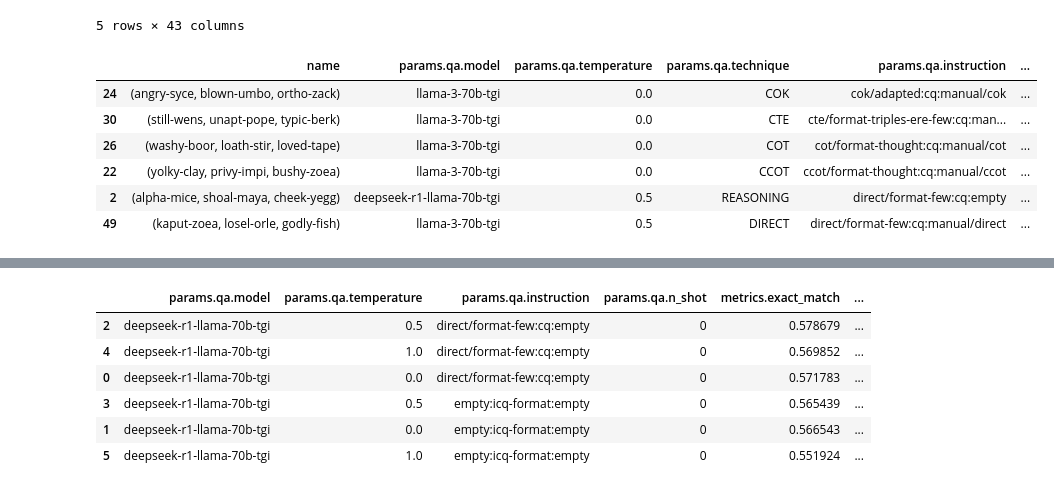
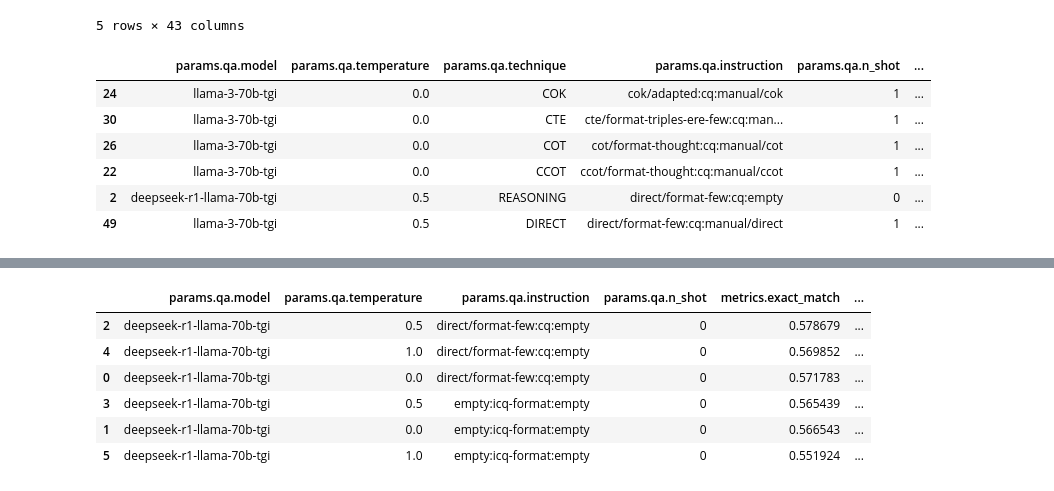
Before and after one commit to bdsaglam/pipeline-mhqa-manual, a Jupyter notebook: nbs/musique-full-manual-new/compare-technique.ipynb, the cells around one changed output, grey strips where cells are left out. Drawn from its saved outputs; the diff is of its cells as text; code cells hidden in the pictures.

Commit message:
few-shot reasoning

```diff
--- a/nbs/musique-full-manual-new/compare-technique.ipynb
+++ b/nbs/musique-full-manual-new/compare-technique.ipynb
@@ -51,20 +51,20 @@ df.head()
 # %%
 avg_df = (
     df.groupby(target_param_cols)[["name", *metric_cols]]
     .agg({"name": tuple, "metrics.exact_match": "mean", "metrics.f1": "mean"})
     .reset_index()
 )
 # find the rows with max f1 score for each technique group
 max_f1_rows = avg_df.groupby("params.qa.technique")["metrics.f1"].idxmax()
 best_df = avg_df.loc[
     max_f1_rows, ["name"] + target_param_cols + metric_cols[:2]
 ].sort_values("metrics.f1", ascending=False)
-best_df
+best_df.drop(columns=['name'])
 # %% [output]
-|  | name | params.qa.model | params.qa.temperature | params.qa.technique | params.qa.instruction | ... |
-| 24 | (angry-syce, blown-umbo, ortho-zack) | llama-3-70b-tgi | 0.0 | COK | cok/adapted:cq:manual/cok | ... |
-| 30 | (still-wens, unapt-pope, typic-berk) | llama-3-70b-tgi | 0.0 | CTE | cte/format-triples-ere-few:cq:man... | ... |
-| 26 | (washy-boor, loath-stir, loved-tape) | llama-3-70b-tgi | 0.0 | COT | cot/format-thought:cq:manual/cot | ... |
-| 22 | (yolky-clay, privy-impi, bushy-zoea) | llama-3-70b-tgi | 0.0 | CCOT | ccot/format-thought:cq:manual/ccot | ... |
-| 2 | (alpha-mice, shoal-maya, cheek-yegg) | deepseek-r1-llama-70b-tgi | 0.5 | REASONING | direct/format-few:cq:empty | ... |
-| 49 | (kaput-zoea, losel-orle, godly-fish) | llama-3-70b-tgi | 0.5 | DIRECT | direct/format-few:cq:manual/direct | ... |
+|  | params.qa.model | params.qa.temperature | params.qa.technique | params.qa.instruction | params.qa.n_shot | ... |
+| 24 | llama-3-70b-tgi | 0.0 | COK | cok/adapted:cq:manual/cok | 1 | ... |
+| 30 | llama-3-70b-tgi | 0.0 | CTE | cte/format-triples-ere-few:cq:man... | 1 | ... |
+| 26 | llama-3-70b-tgi | 0.0 | COT | cot/format-thought:cq:manual/cot | 1 | ... |
+| 22 | llama-3-70b-tgi | 0.0 | CCOT | ccot/format-thought:cq:manual/ccot | 1 | ... |
+| 2 | deepseek-r1-llama-70b-tgi | 0.5 | REASONING | direct/format-few:cq:empty | 0 | ... |
+| 49 | llama-3-70b-tgi | 0.5 | DIRECT | direct/format-few:cq:manual/direct | 1 | ... |
```
Also changed, not shown: parts of 1 cell of this notebook, 2 other files.
